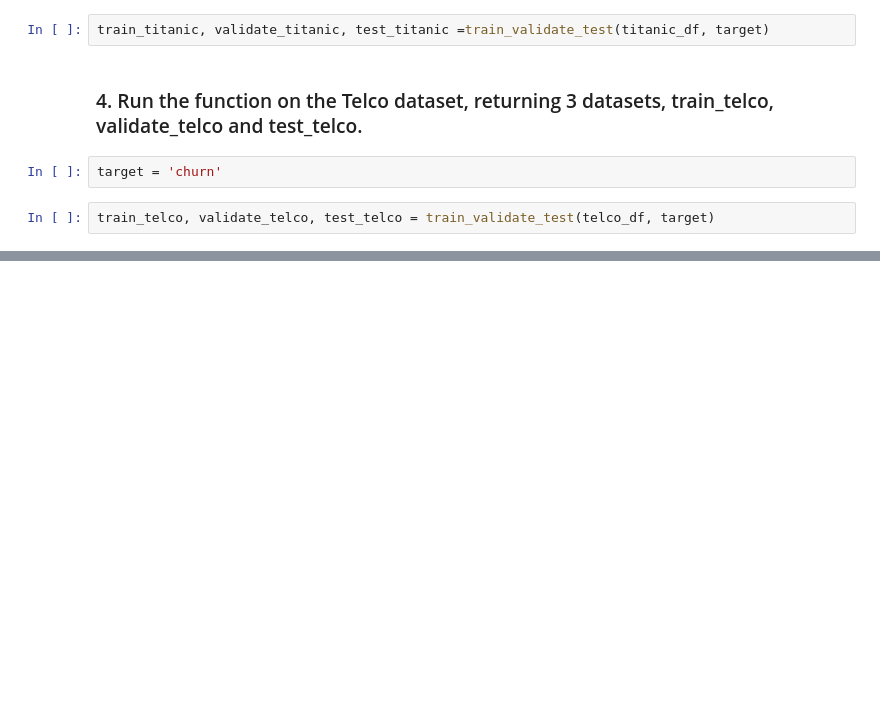
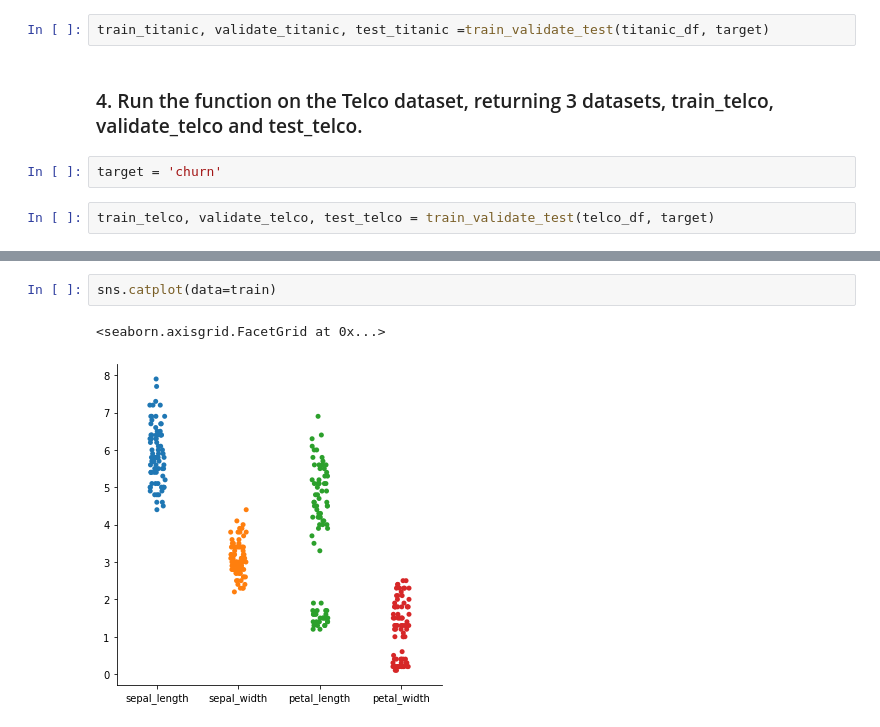
Before and after one commit to Yvette-Ibarra/classification-exercises, a Jupyter notebook: classification_exercises.ipynb, the cells around one changed output, grey strips where cells are left out. Cells and saved outputs as stored; diff of their text form; blank space fills up the shorter version.

```diff
--- a/classification_exercises.ipynb
+++ b/classification_exercises.ipynb
@@ -825,0 +702,5 @@ train_telco
+# %%
+sns.catplot(data=train)
+# %% [output]
+<seaborn.axisgrid.FacetGrid at 0x...>
+[figure, added]
```
Also changed, not shown: parts of 66 cells of this notebook.
